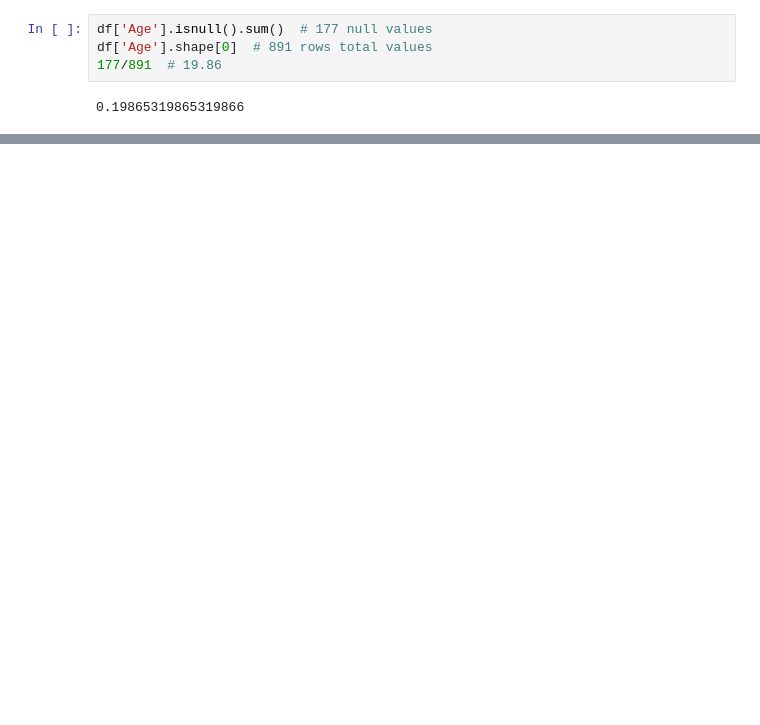
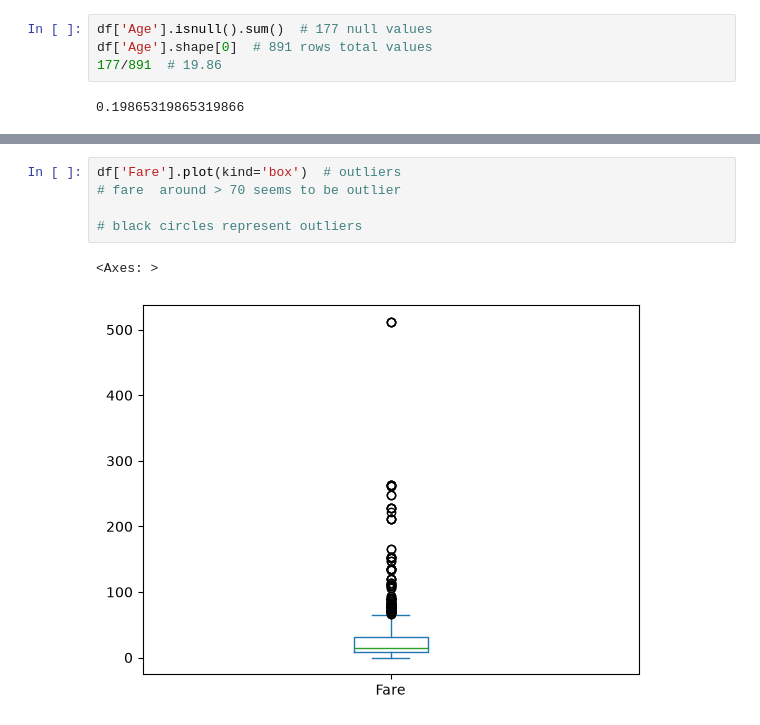
Before and after one commit to GitAnkit-hub/Data-Wrangling-and-EDA, a Jupyter notebook: eda.ipynb, the cells around one changed output, grey strips where cells are left out. Cells and saved outputs as stored; diff of their text form; blank space fills up the shorter version.

```diff
--- a/eda.ipynb
+++ b/eda.ipynb
@@ -188,0 +251,8 @@ df['Age'].shape[0]  # 891 rows total values
+# %%
+df['Fare'].plot(kind='box')  # outliers
+# fare  around > 70 seems to be outlier
+
+# black circles represent outliers
+# %% [output]
+<Axes: >
+[figure, added]
```
Also changed, not shown: parts of 11 cells of this notebook.
